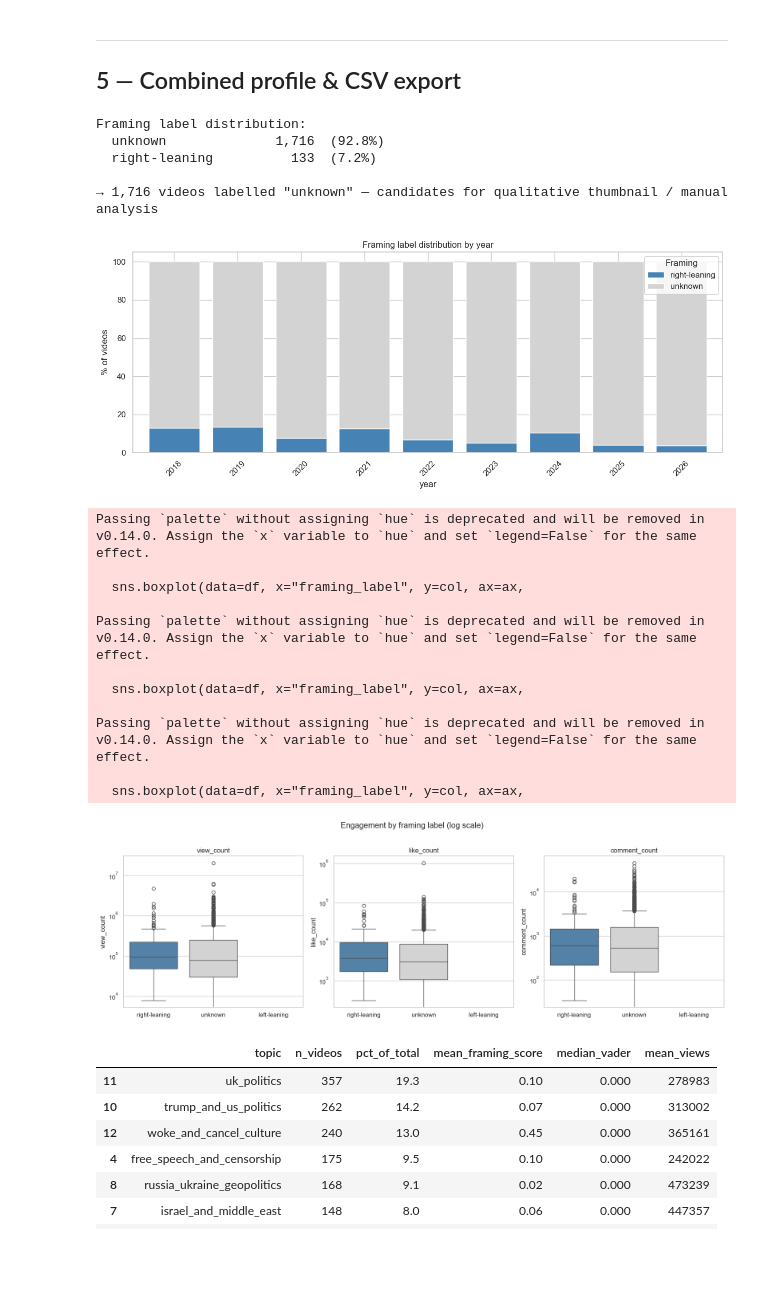
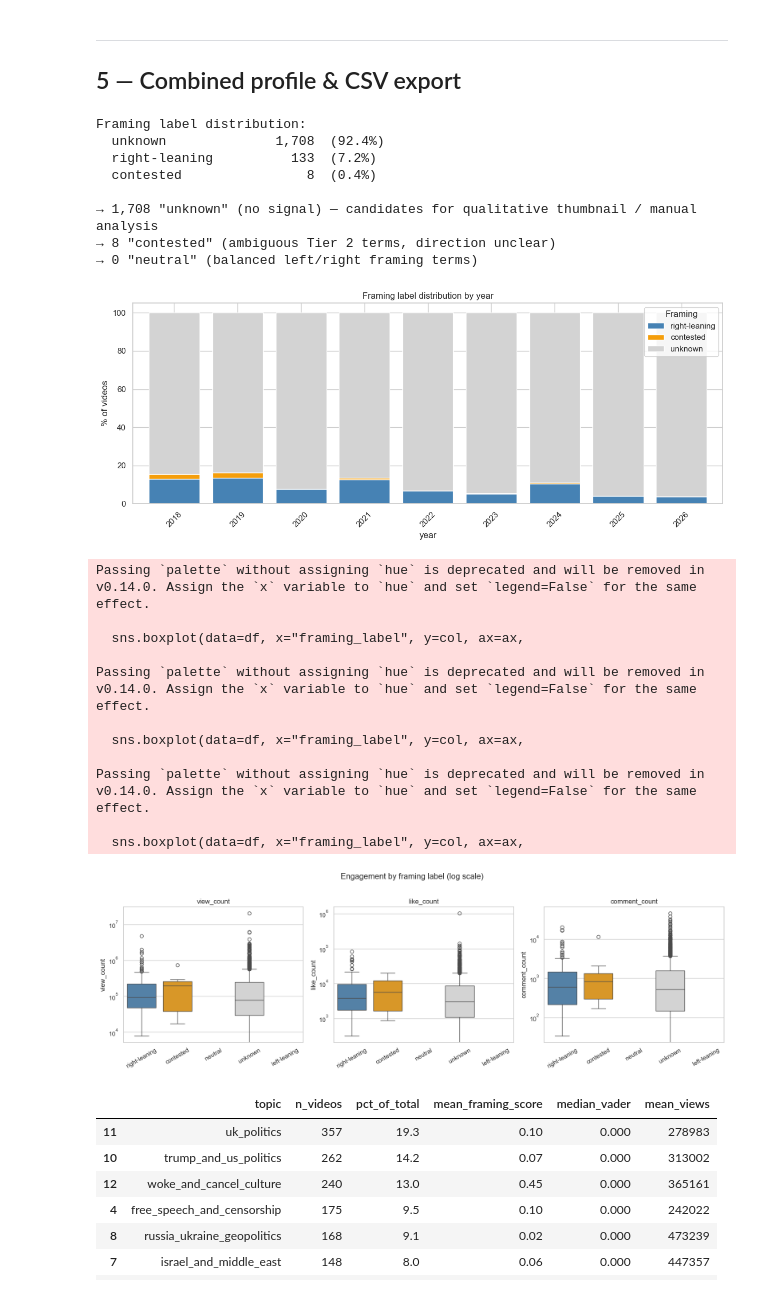
Before and after one commit to nathormond/statistics-notes, a Jupyter notebook: scripts/utils/yt-channel-data/notebooks/03-political-bias-by-topic.ipynb, the cells around one changed output. Cells and saved outputs as stored; diff of their text form; code cells hidden in the pictures; blank space fills up the shorter version.

Commit message:
feat: analyse contested neutral and unknown attributions

```diff
--- a/scripts/utils/yt-channel-data/notebooks/03-political-bias-by-topic.ipynb
+++ b/scripts/utils/yt-channel-data/notebooks/03-political-bias-by-topic.ipynb
@@ -961,33 +961,62 @@ plt.show()
 ## 5 — Combined profile & CSV export
 # %%
 # Assign framing labels
-def framing_label(score):
+def framing_label(row):
+    """
+    Unknown   = no framing terms matched at all (no signal).
+    Contested = politically loaded Tier 2 terms present, but direction unclear (ambiguous context).
+    Neutral   = right and left framing terms both found and cancel out (balanced framing).
+    """
+    score = row["framing_score"]
+    right_count = row["framing_right_count"]
+    left_count = row["framing_left_count"]
+    ambiguous_count = row["framing_ambiguous_count"]
+
     if score > 0:
         return "right-leaning"
-    elif score < 0:
+    if score < 0:
         return "left-leaning"
+    # score == 0: discriminate unknown / contested / neutral
+    if right_count > 0 and left_count > 0:
+        return "neutral"
+    if ambiguous_count > 0:
+        return "contested"
     return "unknown"
 
 
-df["framing_label"] = df["framing_score"].apply(framing_label)
+df["framing_label"] = df.apply(framing_label, axis=1)
 
 label_counts = df["framing_label"].value_counts()
 print("Framing label distribution:")
 for label, count in label_counts.items():
     print(f"  {label:20s} {count:>5,}  ({count/len(df):.1%})")
 print()
-print(f'→ {label_counts.get("unknown", 0):,} videos labelled "unknown" — candidates for qualitative thumbnail / manual analysis')
+unknown_n = label_counts.get("unknown", 0)
+contested_n = label_counts.get("contested", 0)
+neutral_n = label_counts.get("neutral", 0)
+print(f'→ {unknown_n:,} "unknown" (no signal) — candidates for qualitative thumbnail / manual analysis')
+print(f'→ {contested_n:,} "contested" (ambiguous Tier 2 terms, direction unclear)')
+print(f'→ {neutral_n:,} "neutral" (balanced left/right framing terms)')
 # %% [output]
 Framing label distribution:
-  unknown              1,716  (92.8%)
+  unknown              1,708  (92.4%)
   right-leaning          133  (7.2%)
+  contested                8  (0.4%)
 
-→ 1,716 videos labelled "unknown" — candidates for qualitative thumbnail / manual analysis
+→ 1,708 "unknown" (no signal) — candidates for qualitative thumbnail / manual analysis
+→ 8 "contested" (ambiguous Tier 2 terms, direction unclear)
+→ 0 "neutral" (balanced left/right framing terms)
 # %%
 # Framing label by year (stacked bar)
 ct = pd.crosstab(df["year"], df["framing_label"], normalize="index") * 100
-colour_map = {"right-leaning": "steelblue", "left-leaning": "coral", "unknown": "lightgrey"}
-plot_order = [c for c in ["right-leaning", "unknown", "left-leaning"] if c in ct.columns]
+colour_map = {
+    "right-leaning": "steelblue",
+    "left-leaning": "coral",
+    "contested": "#F59E0B",
+    "neutral": "#9CA3AF",
+    "unknown": "lightgrey",
+}
+plot_order = [c for c in ["right-leaning", "contested", "neutral", "unknown", "left-leaning"] if c in ct.columns]
 
 fig, ax = plt.subplots(figsize=(12, 5))
 ct[plot_order].plot(kind="bar", stacked=True, ax=ax,
@@ -999,33 +1028,34 @@ plt.xticks(rotation=45)
 plt.tight_layout()
 plt.show()
 # %% [output]
-[figure, old version]
+[figure, new version]
 # %%
 # Engagement vs framing
 fig, axes = plt.subplots(1, 3, figsize=(16, 5))
 for ax, col in zip(axes, ["view_count", "like_count", "comment_count"]):
     sns.boxplot(data=df, x="framing_label", y=col, ax=ax,
-                order=["right-leaning", "unknown", "left-leaning"],
+                order=["right-leaning", "contested", "neutral", "unknown", "left-leaning"],
                 palette=colour_map)
     ax.set_yscale("log")
     ax.set_title(col)
     ax.set_xlabel("")
+    ax.tick_params(axis="x", rotation=30)
 plt.suptitle("Engagement by framing label (log scale)", y=1.02)
 plt.tight_layout()
 plt.show()
 # %% [output]
 Passing `palette` without assigning `hue` is deprecated and will be removed in v0.14.0. Assign the `x` variable to `hue` and set `legend=False` for the same effect.
 
   sns.boxplot(data=df, x="framing_label", y=col, ax=ax,
 
 Passing `palette` without assigning `hue` is deprecated and will be removed in v0.14.0. Assign the `x` variable to `hue` and set `legend=False` for the same effect.
 
   sns.boxplot(data=df, x="framing_label", y=col, ax=ax,
 
 Passing `palette` without assigning `hue` is deprecated and will be removed in v0.14.0. Assign the `x` variable to `hue` and set `legend=False` for the same effect.
 
   sns.boxplot(data=df, x="framing_label", y=col, ax=ax,
-[figure, old version]
+[figure, new version]
 # %%
 # Summary table per topic
 summary_rows = []
```
Also changed, not shown: parts of 2 cells of this notebook, 5 other files.
